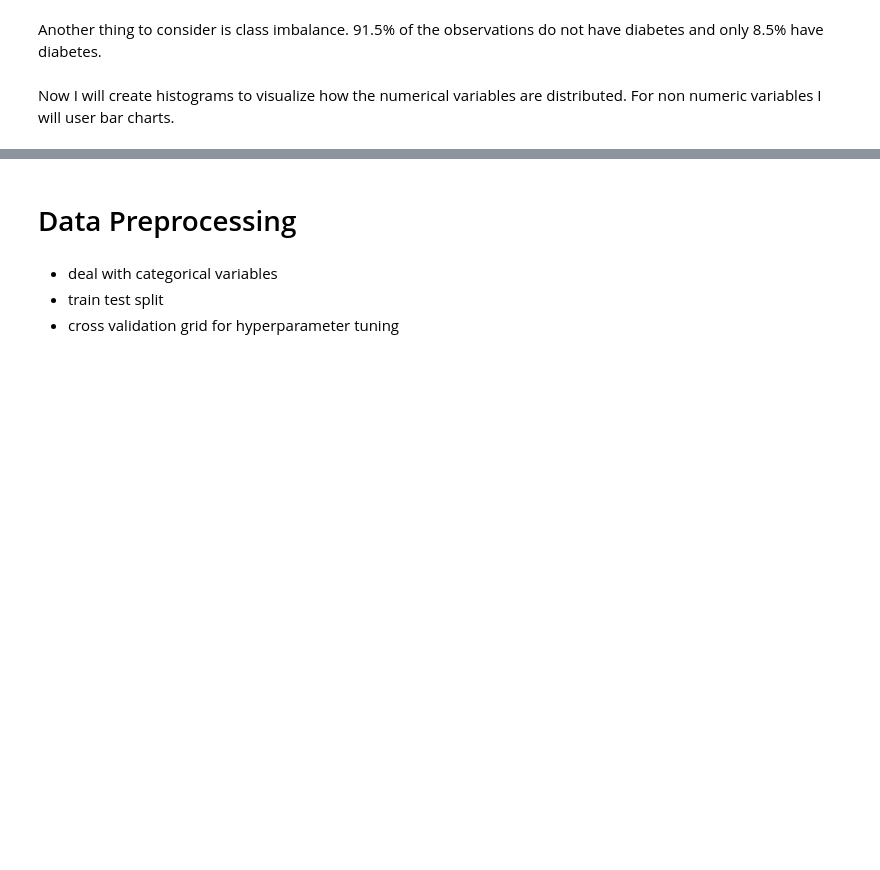
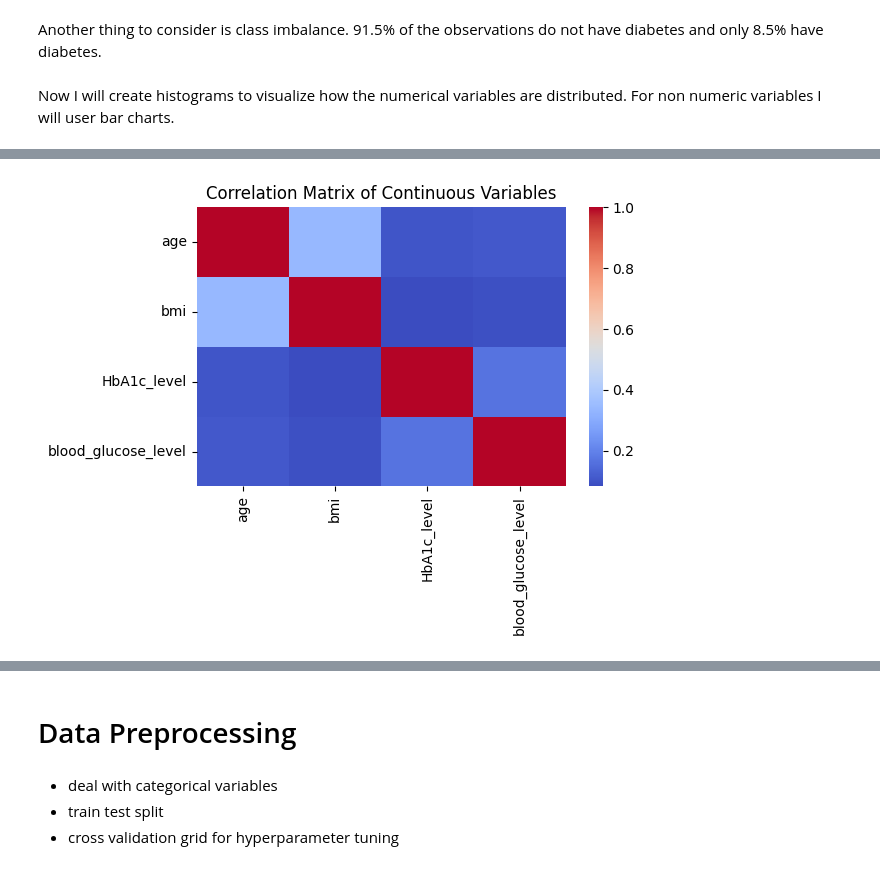
Before and after one commit to davdpanpan/diabetes, a Jupyter notebook: diabetes.ipynb, the cells around one changed output, grey strips where cells are left out. Saved outputs shown, nothing was run; the diff lists cells and outputs as text; code cells hidden in the pictures; blank space fills up the shorter version.

```diff
--- a/diabetes.ipynb
+++ b/diabetes.ipynb
@@ -128,0 +113,11 @@ pd.crosstab(diabetes['gender'], diabetes['diabetes'], normalize='index')
+# %%
+# visualize correlation matrix as a heatmap
+sns.heatmap(
+    corr_matrix,
+    cmap='coolwarm'
+)
+plt.title('Correlation Matrix of Continuous Variables')
+plt.tight_layout()
+plt.show()
+# %% [output]
+[figure, added]
```
Also changed, not shown: parts of 18 cells of this notebook.
